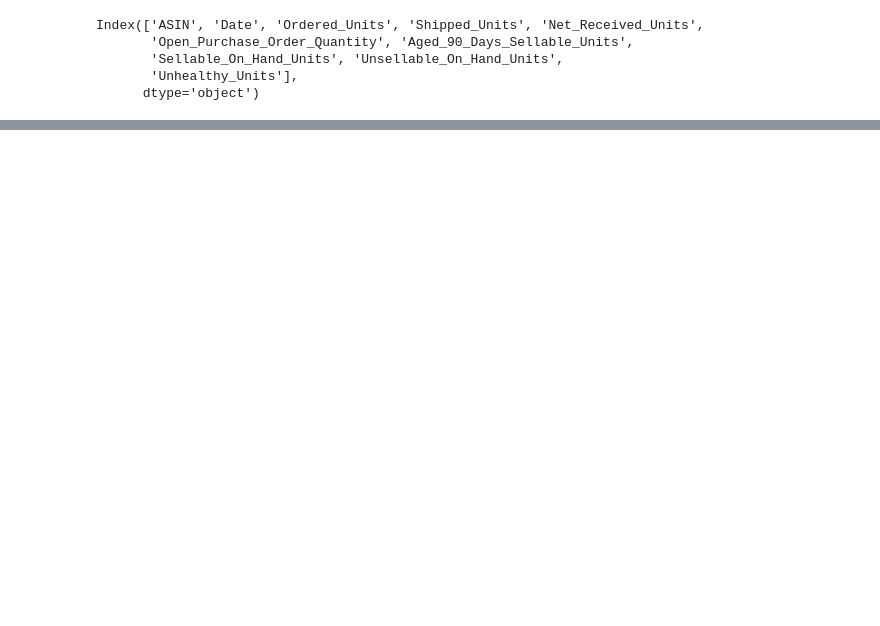
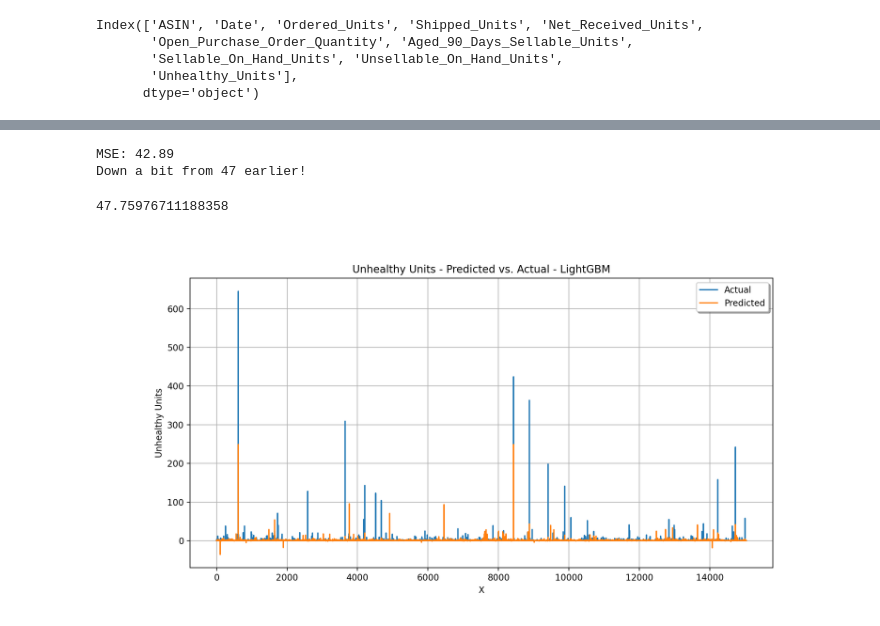
Before and after one commit to wparnell1/math608_project, a Jupyter notebook: math608_project.ipynb, the cells around one changed output, grey strips where cells are left out. Cells and saved outputs as stored; diff of their text form; code cells hidden in the pictures; blank space fills up the shorter version.

Commit message:
added lightgbm analysis

```diff
--- a/math608_project.ipynb
+++ b/math608_project.ipynb
@@ -187,0 +239,2 @@ df.to_csv('project_linear_regression.csv')
+# %%
+df = df.drop(['estimated_unhealthy_units', 'residual', 'estimated_unhealthy_units_2', 'residual_2'], axis=1)
@@ -187,0 +271,57 @@ df.to_csv('project_linear_regression.csv')
+# %%
+# split data into x/y test/train
+
+X = df.drop(columns=['Unhealthy_Units', 'ASIN', 'Date'])
+y = df['Unhealthy_Units']
+X_train, X_test, y_train, y_test = train_test_split(X, y, test_size=0.2, random_state=11)
+# %%
+# defining parameters
+params = {
+    'task': 'train',
+    'boosting': 'gbdt', # gradient boosting decision tree
+    'objective': 'regression',
+    'num_leaves': 10,  # max leaves in one tree (?)
+    'learning_rate': 0.05,
+    'metric': {'l2','l1'},
+    'verbose': -1,
+    'early_stopping_round':30 # if the model doesn't improve every 30 rounds, stop training
+}
+# load data
+lgb_train = lgb.Dataset(X_train, y_train)
+lgb_eval = lgb.Dataset(X_test, y_test, reference=lgb_train)
+# %%
+# fit the model
+model = lgb.train(params,
+                 train_set=lgb_train,
+                 valid_sets=lgb_eval)
+# make prediction
+y_pred = model.predict(X_test)
+# %%
+# accuracy check
+mse = mean_squared_error(y_test, y_pred)
+print("MSE: %.2f" % mse)
+
+print('Down a bit from 47 earlier!')
+# %% [output]
+MSE: 42.89
+Down a bit from 47 earlier!
+# %%
+# making sure that my method of calculating mean sq. error earlier matches the function... indeed it does.
+mse_first_analysis = mean_squared_error(df_first_analysis['Unhealthy_Units'], df_first_analysis['estimated_unhealthy_units_2'])
+mse_first_analysis
+# %% [output]
+47.75976711188358
+# %%
+# visualizing in a plot
+x_ax = range(len(y_test))
+plt.figure(figsize=(12, 6))
+plt.plot(x_ax, y_test, label="Actual")
+plt.plot(x_ax, y_pred, label="Predicted")
+plt.title("Unhealthy Units - Predicted vs. Actual - LightGBM")
+plt.xlabel('X')
+plt.ylabel('Unhealthy Units')
+plt.legend(loc='best',fancybox=True, shadow=True)
+plt.grid(True)
+plt.show()
+# %% [output]
+[figure, added]
```
Also changed, not shown: parts of 39 cells of this notebook, 1 other file.
